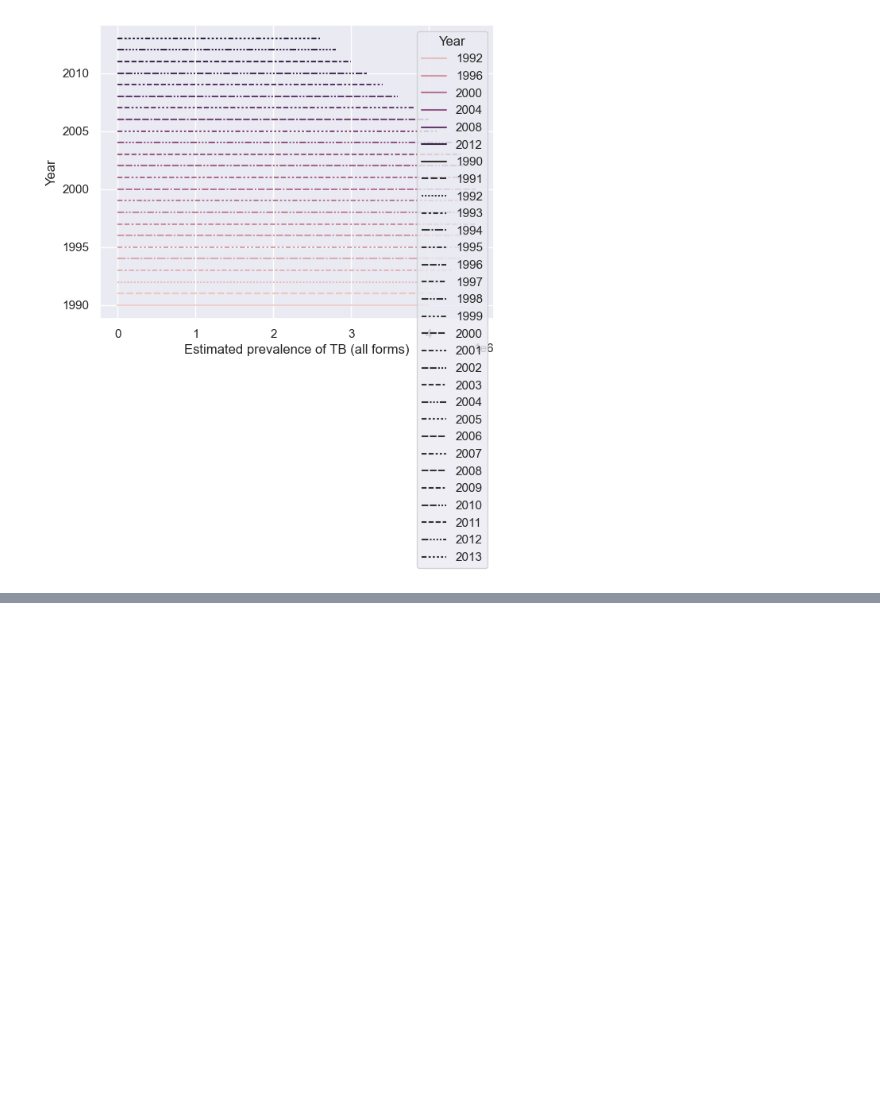
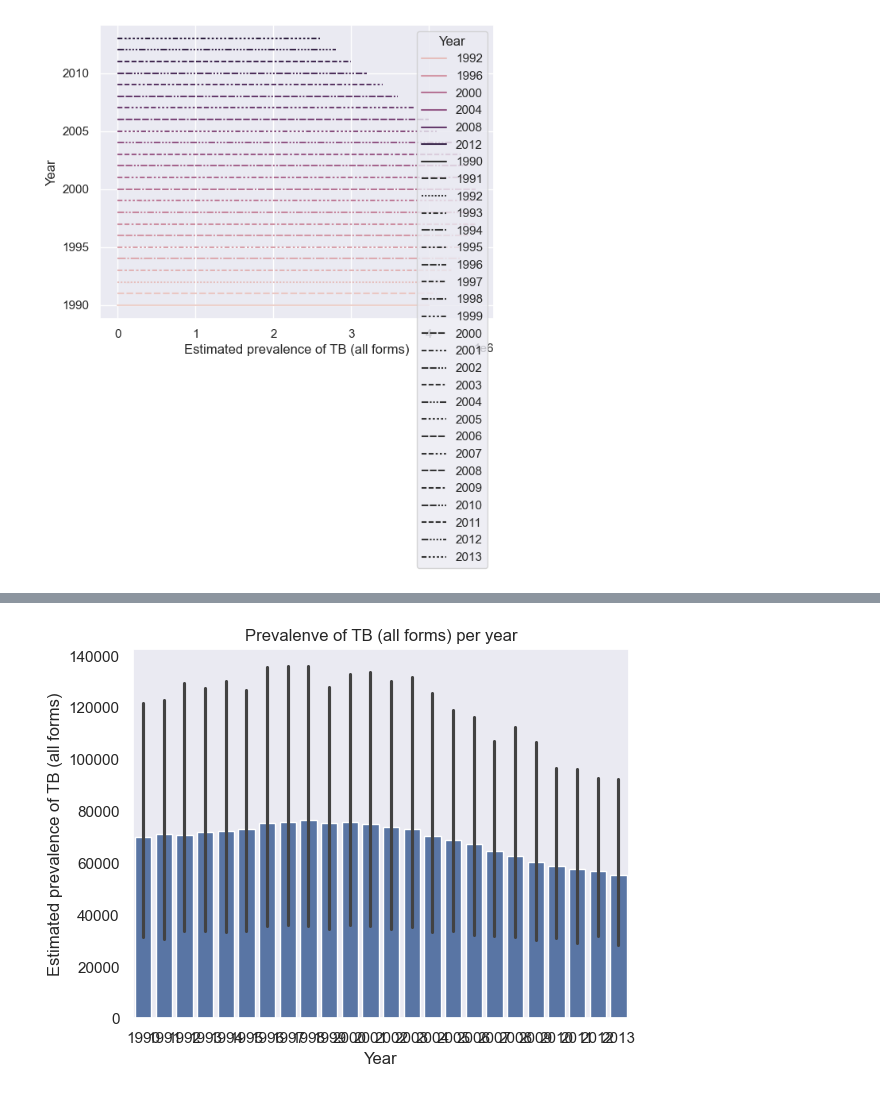
Before and after one commit to rodriguezperezmartin/csc121_datawrangling_project1, a Jupyter notebook: Test.ipynb, the cells around one changed output, grey strips where cells are left out. Saved outputs shown, nothing was run; the diff lists cells and outputs as text; code cells hidden in the pictures; blank space fills up the shorter version.

```diff
--- a/Test.ipynb
+++ b/Test.ipynb
@@ -525,3 +512,31 @@ sns.lineplot(x="Estimated prevalence of TB (all forms)", y="Year",
 # %% [output]
 <Axes: xlabel='Estimated prevalence of TB (all forms)', ylabel='Year'>
 [figure]
+# %%
+sns.set_theme(style="dark")
+g = sns.relplot(
+    data=df_excl_outliers,
+    x="Country or territory name", y="Estimated prevalence of TB (all forms)", col="Year", hue="Year",
+    kind="line", palette="crest", linewidth=5, zorder=1000000,
+    col_wrap=1, height=10, aspect=0.5, legend=False,
+)
+
+# Iterate over each subplot to customize further
+for year, ax in g.axes_dict.items():
+
+    # Add the title as an annotation within the plot
+    ax.text(.8, .85, year, transform=ax.transAxes, fontweight="bold")
+
+    # Plot every year's time series in the background
+    sns.lineplot(
+        data=df_excl_outliers, x="Country or territory name", y="Estimated prevalence of TB (all forms)", units="Year",
+        estimator=None, color=".7", linewidth=1, ax=ax,
+    )
+
+# Reduce the frequency of the x axis ticks
+ax.set_xticks(ax.get_xticks()[::2])
+
+# Tweak the supporting aspects of the plot
+g.set_titles("")
+g.set_axis_labels("", "Estimated prevalence of TB (all forms)")
+g.tight_layout()
@@ -527,0 +546,6 @@ sns.lineplot(x="Estimated prevalence of TB (all forms)", y="Year",
+# %%
+sns.barplot(x="Year", y="Estimated prevalence of TB (all forms)", data=df_excl_outliers)
+plt.title("Prevalenve of TB (all forms) per year")
+plt.show()
+# %% [output]
+[figure, added]
```
Also changed, not shown: parts of 24 cells of this notebook, 1 other file.
